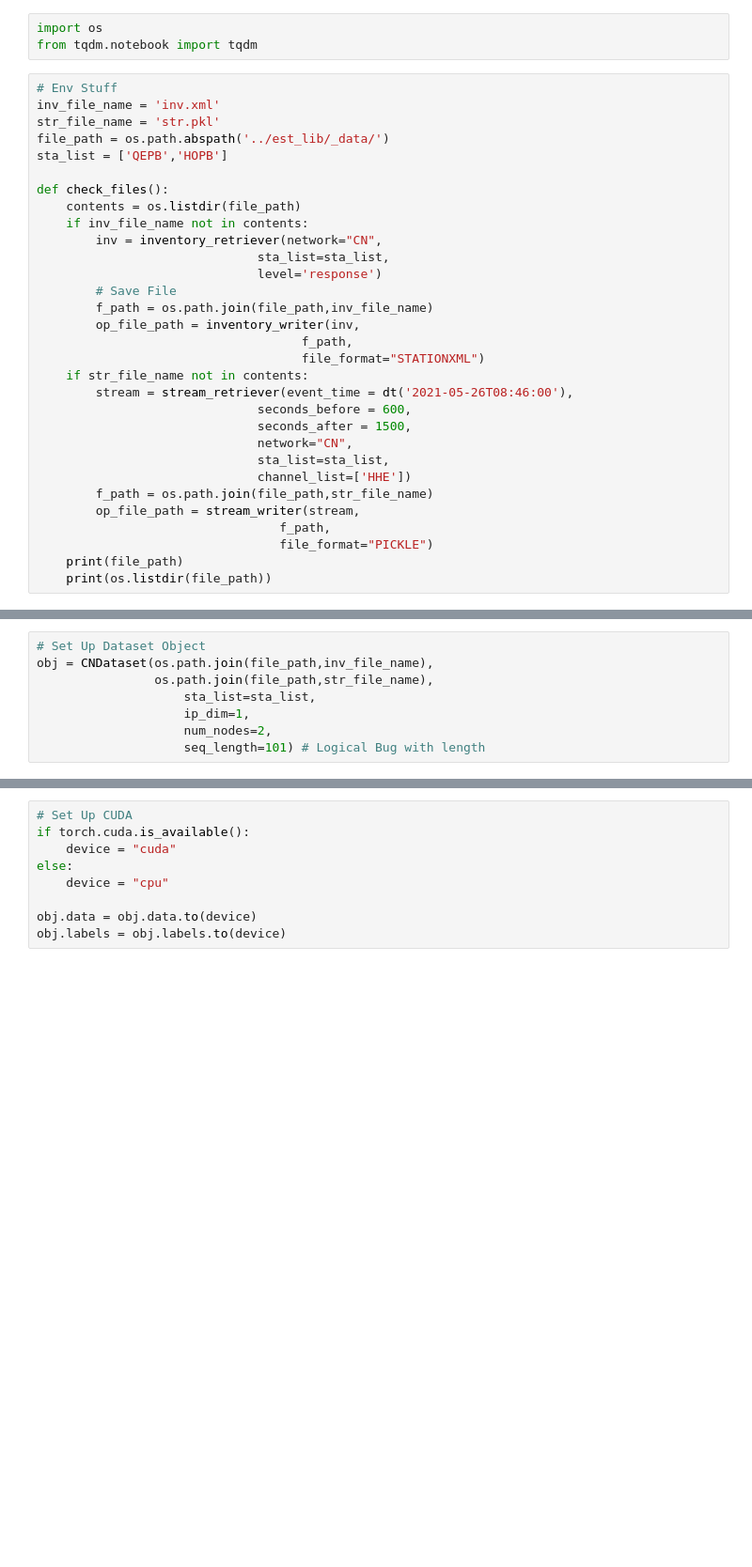
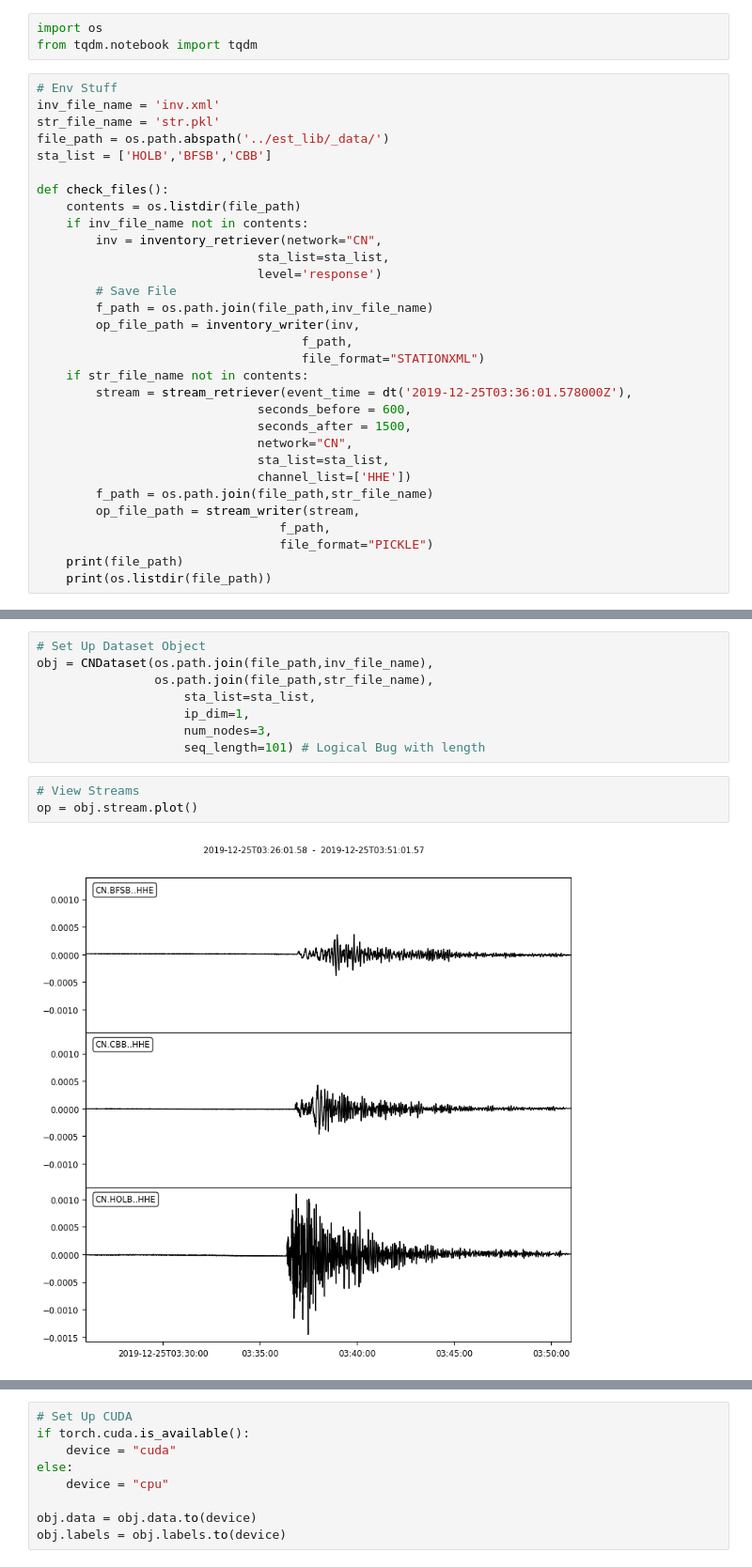
Before and after one commit to avzero07/eew-spatio-temporal, a Jupyter notebook: scratch/scratch.ipynb, the cells around one changed output, grey strips where cells are left out. Shown: that part at 94% size. Saved outputs shown, nothing was run; the diff lists cells and outputs as text; blank space fills up the shorter version.

```diff
--- a/scratch/scratch.ipynb
+++ b/scratch/scratch.ipynb
@@ -15,7 +15,7 @@ from tqdm.notebook import tqdm
 inv_file_name = 'inv.xml'
 str_file_name = 'str.pkl'
 file_path = os.path.abspath('../est_lib/_data/')
-sta_list = ['QEPB','HOPB']
+sta_list = ['HOLB','BFSB','CBB']
 
 def check_files():
     contents = os.listdir(file_path)
@@ -29,7 +29,7 @@ def check_files():
                                     f_path,
                                     file_format="STATIONXML")
     if str_file_name not in contents:
-        stream = stream_retriever(event_time = dt('2021-05-26T08:46:00'),
+        stream = stream_retriever(event_time = dt('2019-12-25T03:36:01.578000Z'),
                               seconds_before = 600,
                               seconds_after = 1500,
                               network="CN",
@@ -50,5 +53,10 @@ obj = CNDataset(os.path.join(file_path,inv_file_name),
                 os.path.join(file_path,str_file_name),
                     sta_list=sta_list,
                     ip_dim=1,
-                    num_nodes=2,
+                    num_nodes=3,
                     seq_length=101) # Logical Bug with length
+# %%
+# View Streams
+op = obj.stream.plot()
+# %% [output]
+[figure, added]
```
Also changed, not shown: parts of 15 cells of this notebook, 4 other files.
